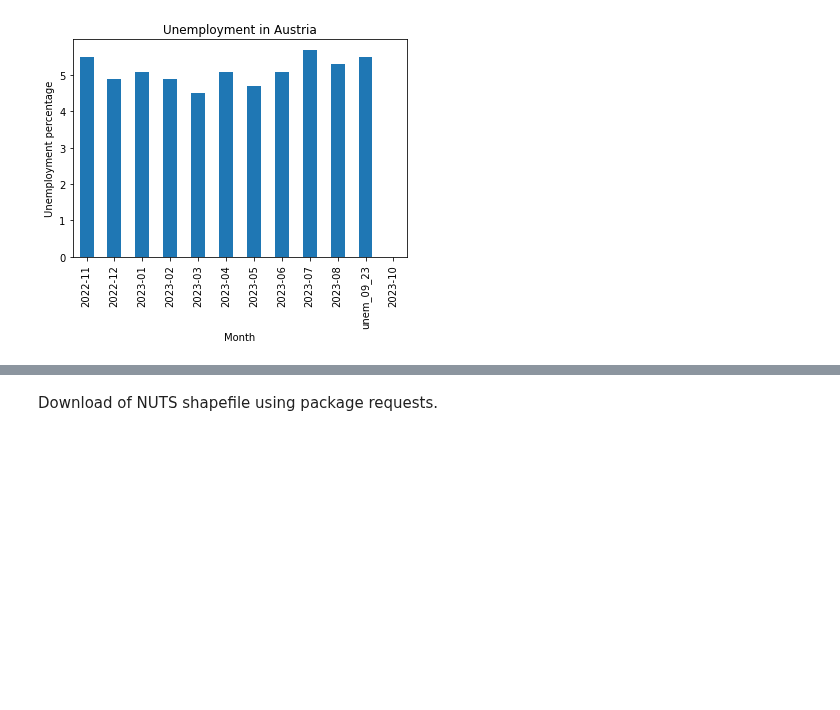
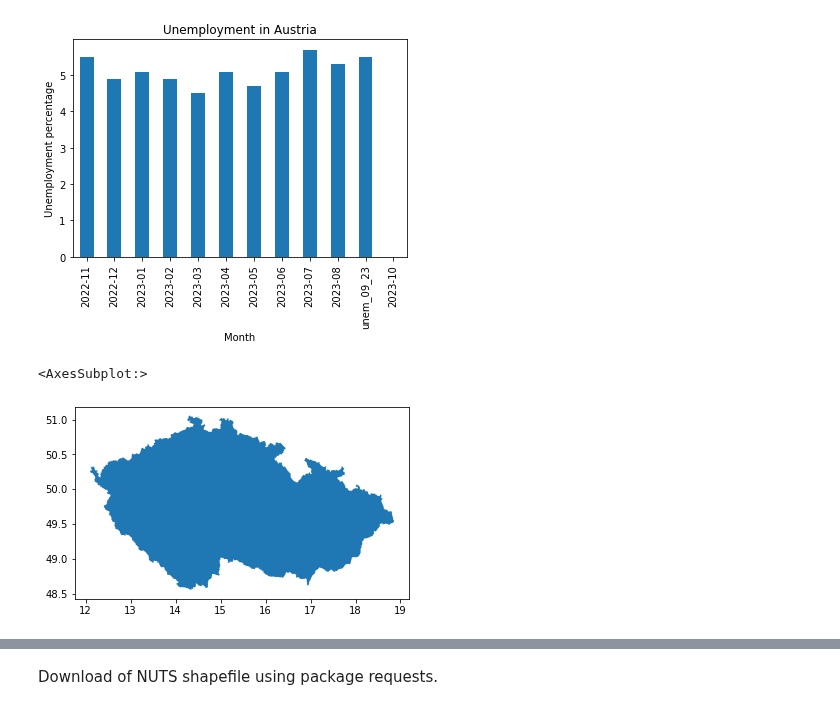
Before and after one commit to GISAdamToth/ArcGIS_Notebooks_thesis, a Jupyter notebook: eurostat/eurostat.ipynb, the cells around one changed output, grey strips where cells are left out. Drawn from its saved outputs; the diff is of its cells as text; code cells hidden in the pictures; blank space fills up the shorter version.

```diff
--- a/eurostat/eurostat.ipynb
+++ b/eurostat/eurostat.ipynb
@@ -174,0 +162,6 @@ _ = ax.set_ylabel('Unemployment percentage')
+# %%
+cz = ox.geocode_to_gdf("Czechia")
+cz.plot()
+# %% [output]
+<AxesSubplot:>
+[figure, added]
```
Also changed, not shown: parts of 12 cells of this notebook.
